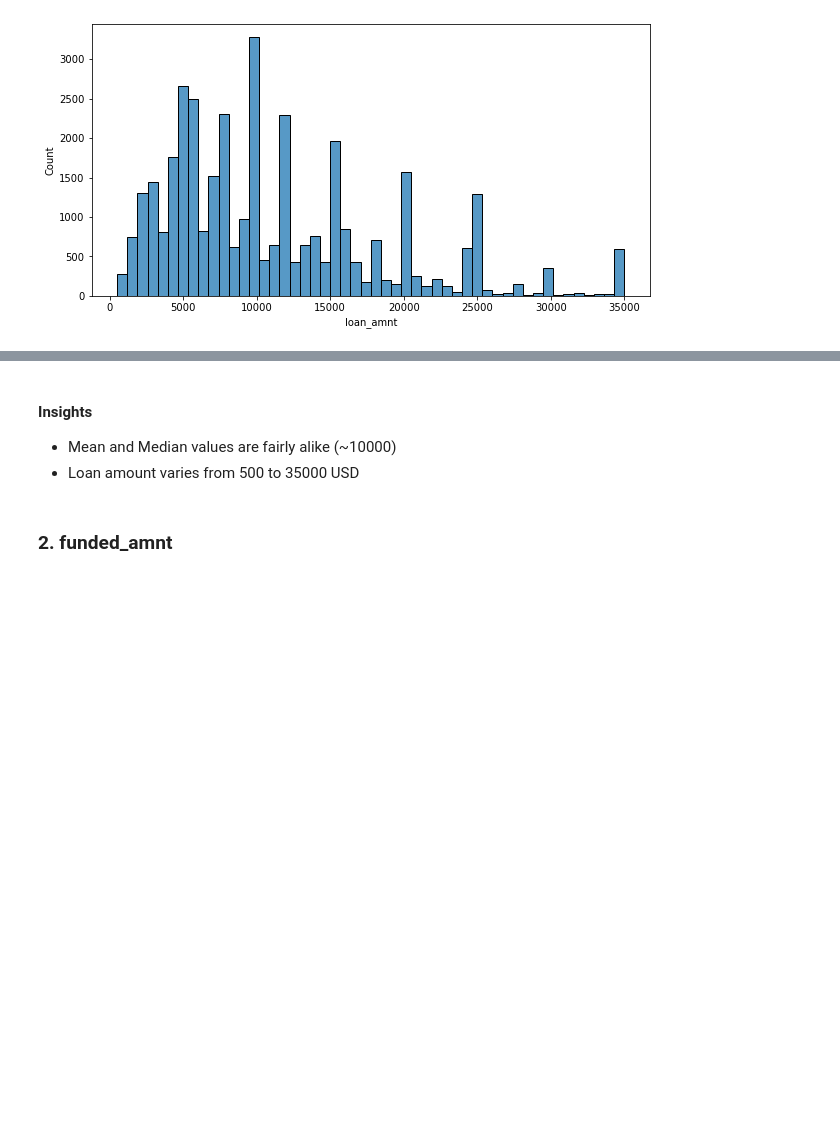
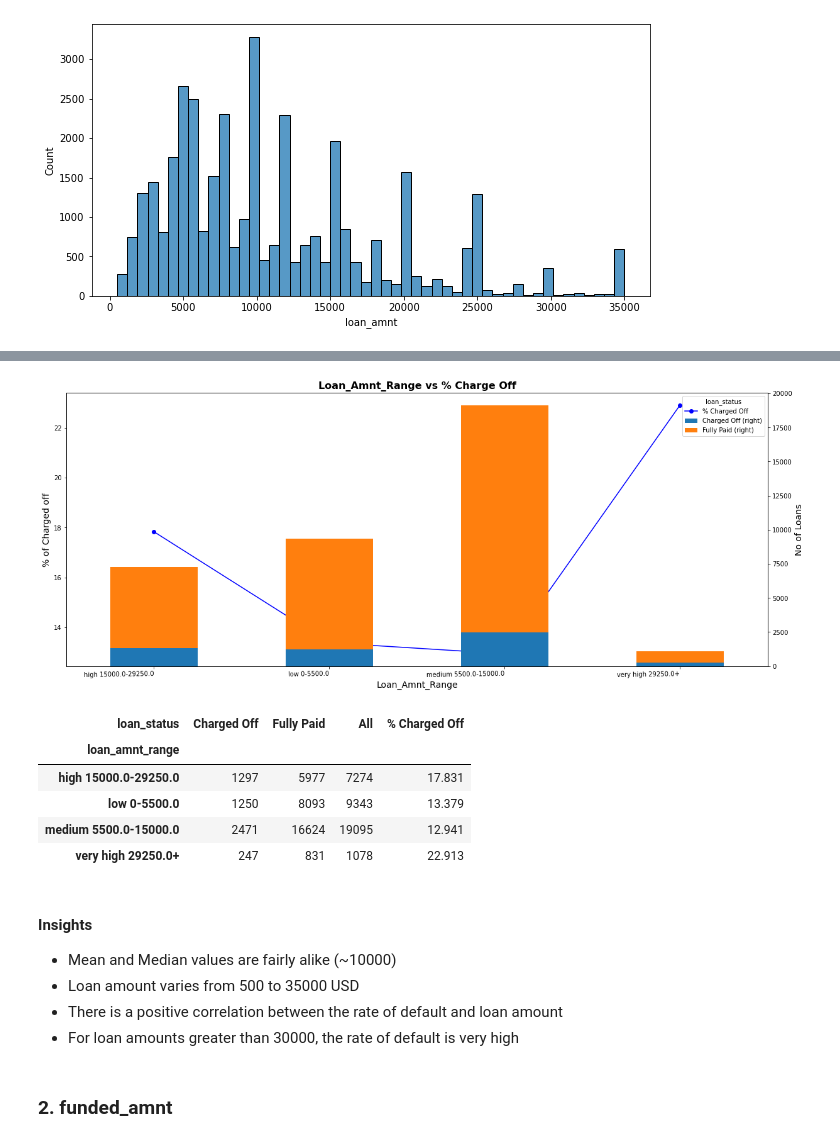
Before and after one commit to blahblahsingh/lending_club, a Jupyter notebook: lending_club.ipynb, the cells around one changed output, grey strips where cells are left out. Drawn from its saved outputs; the diff is of its cells as text; code cells hidden in the pictures; blank space fills up the shorter version.

```diff
--- a/lending_club.ipynb
+++ b/lending_club.ipynb
@@ -550,7 +604,19 @@ plt.show()
+# %%
+drawGraphPercChargedOff('loan_amnt_range')
+# %% [output]
+[figure, added]
+| loan_status | Charged Off | Fully Paid | All | % Charged Off |
+| loan_amnt_range |  |  |  |  |
+| high 15000.0-29250.0 | 1297 | 5977 | 7274 | 17.831 |
+| low 0-5500.0 | 1250 | 8093 | 9343 | 13.379 |
+| medium 5500.0-15000.0 | 2471 | 16624 | 19095 | 12.941 |
+| very high 29250.0+ | 247 | 831 | 1078 | 22.913 |
 # %% [markdown]
 #### Insights
 - Mean and Median values are fairly alike (~10000)
 - Loan amount varies from 500 to 35000 USD
+- There is a positive correlation between the rate of default and loan amount
+- For loan amounts greater than 30000, the rate of default is very high
 # %% [markdown]
 ### 2. funded_amnt
 # %%
```
Also changed, not shown: parts of 78 cells of this notebook.
